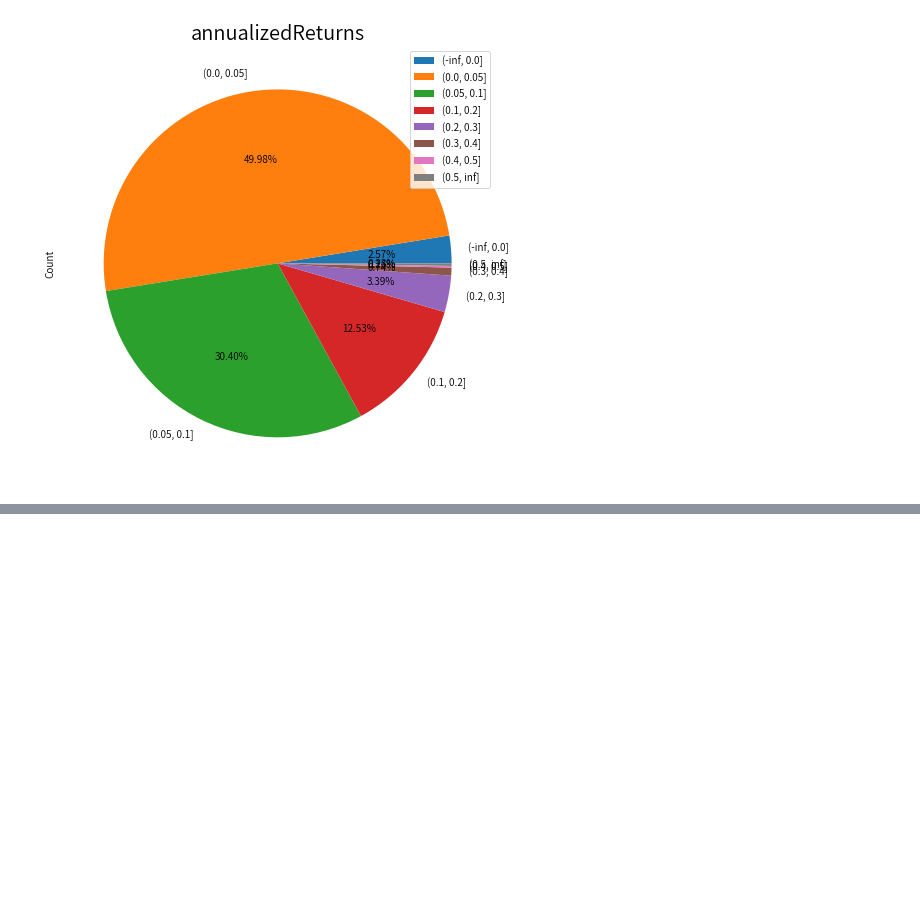
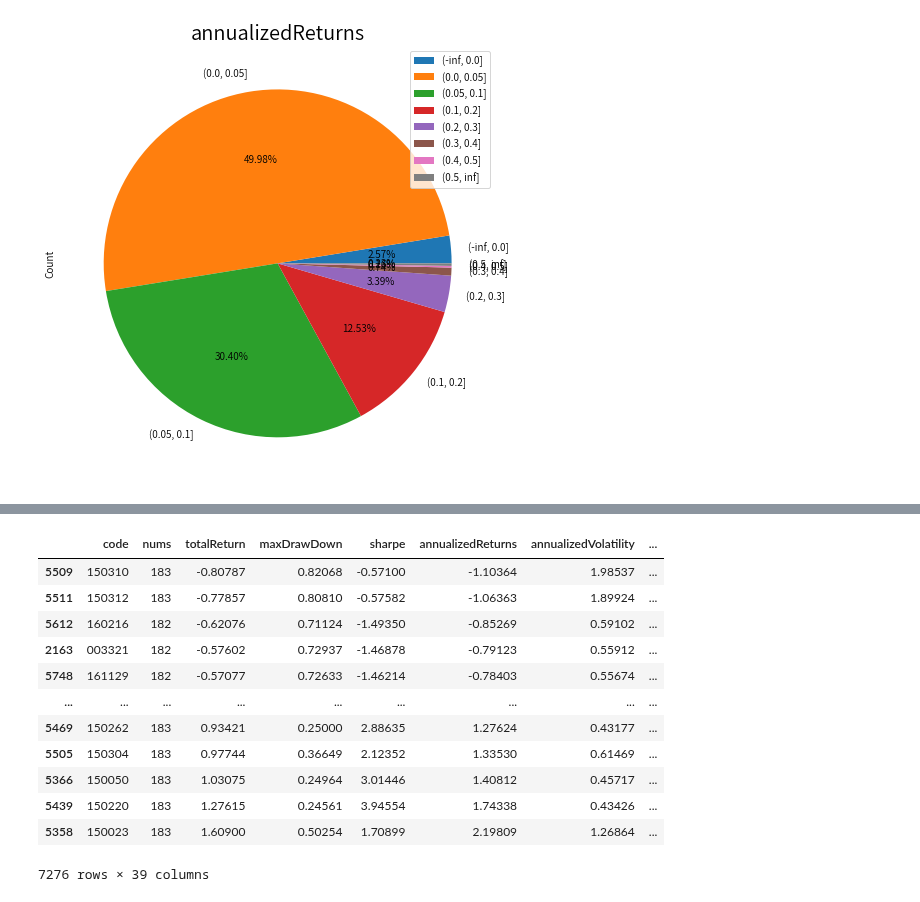
Before and after one commit to zhs007/jupyternotebook.demo, a Jupyter notebook: home/cnfunds/cnfund001.ipynb, the cells around one changed output, grey strips where cells are left out. Cells and saved outputs as stored; diff of their text form; code cells hidden in the pictures; blank space fills up the shorter version.

```diff
--- a/home/cnfunds/cnfund001.ipynb
+++ b/home/cnfunds/cnfund001.ipynb
@@ -330,3 +349,5 @@ ax.set_title("annualizedReturns", fontsize=20)
 # %% [output]
 Text(0.5, 1.0, 'annualizedReturns')
 [figure]
+# %%
+dfFundResults2020c = cnfundutils.mergeFundResultAndBasic(dfFundResults2020, dfFunds)
@@ -332,0 +370,16 @@ Text(0.5, 1.0, 'annualizedReturns')
+# %%
+dfFundResults2020c.sort_values(by='totalReturn')
+# %% [output]
+|  | code | nums | totalReturn | maxDrawDown | sharpe | annualizedReturns | annualizedVolatility | ... |
+| 5509 | 150310 | 183 | -0.80787 | 0.82068 | -0.57100 | -1.10364 | 1.98537 | ... |
+| 5511 | 150312 | 183 | -0.77857 | 0.80810 | -0.57582 | -1.06363 | 1.89924 | ... |
+| 5612 | 160216 | 182 | -0.62076 | 0.71124 | -1.49350 | -0.85269 | 0.59102 | ... |
+| 2163 | 003321 | 182 | -0.57602 | 0.72937 | -1.46878 | -0.79123 | 0.55912 | ... |
+| 5748 | 161129 | 182 | -0.57077 | 0.72633 | -1.46214 | -0.78403 | 0.55674 | ... |
+| ... | ... | ... | ... | ... | ... | ... | ... | ... |
+| 5469 | 150262 | 183 | 0.93421 | 0.25000 | 2.88635 | 1.27624 | 0.43177 | ... |
+| 5505 | 150304 | 183 | 0.97744 | 0.36649 | 2.12352 | 1.33530 | 0.61469 | ... |
+| 5366 | 150050 | 183 | 1.03075 | 0.24964 | 3.01446 | 1.40812 | 0.45717 | ... |
+| 5439 | 150220 | 183 | 1.27615 | 0.24561 | 3.94554 | 1.74338 | 0.43426 | ... |
+| 5358 | 150023 | 183 | 1.60900 | 0.50254 | 1.70899 | 2.19809 | 1.26864 | ... |
+7276 rows × 39 columns
```
Also changed, not shown: parts of 3 cells of this notebook, 14 other files.
